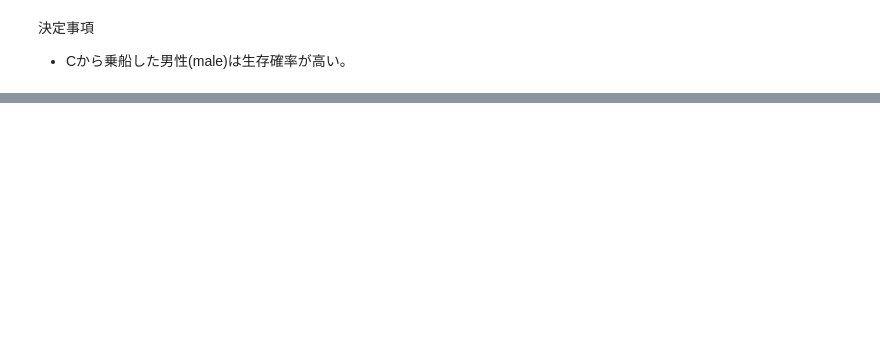
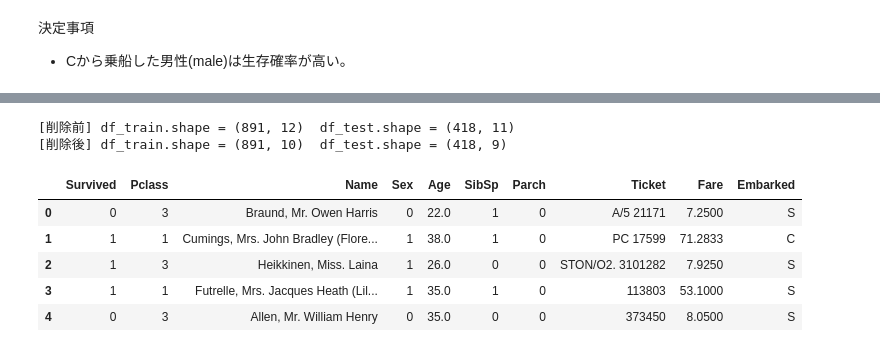
Before and after one commit to keita69/kaggle, a Jupyter notebook: titanic/titanic.ipynb, the cells around one changed output, grey strips where cells are left out. Drawn from its saved outputs; the diff is of its cells as text; code cells hidden in the pictures; blank space fills up the shorter version.

```diff
--- a/titanic/titanic.ipynb
+++ b/titanic/titanic.ipynb
@@ -270,0 +312,22 @@ g.add_legend()
+# %%
+print('[削除前] df_train.shape = {}  df_test.shape = {}'.format(df_train.shape, df_test.shape))
+df_train.drop(['PassengerId', 'Cabin'], axis=1, inplace=True)
+df_test.drop(['PassengerId', 'Cabin'], axis=1, inplace=True)
+print('[削除後] df_train.shape = {}  df_test.shape = {}'.format(df_train.shape, df_test.shape))
+# %% [output]
+[削除前] df_train.shape = (891, 12)  df_test.shape = (418, 11)
+[削除後] df_train.shape = (891, 10)  df_test.shape = (418, 9)
+# %%
+# male/femaleを数値に変換
+df_list = [df_train, df_test]
+for df in df_list:
+  df['Sex'] = df['Sex'].map({'male': 0,'female': 1}).astype(int)
+
+df_train.head()
+# %% [output]
+|  | Survived | Pclass | Name | Sex | Age | SibSp | Parch | Ticket | Fare | Embarked |
+| 0 | 0 | 3 | Braund, Mr. Owen Harris | 0 | 22.0 | 1 | 0 | A/5 21171 | 7.2500 | S |
+| 1 | 1 | 1 | Cumings, Mrs. John Bradley (Flore... | 1 | 38.0 | 1 | 0 | PC 17599 | 71.2833 | C |
+| 2 | 1 | 3 | Heikkinen, Miss. Laina | 1 | 26.0 | 0 | 0 | STON/O2. 3101282 | 7.9250 | S |
+| 3 | 1 | 1 | Futrelle, Mrs. Jacques Heath (Lil... | 1 | 35.0 | 1 | 0 | 113803 | 53.1000 | S |
+| 4 | 0 | 3 | Allen, Mr. William Henry | 0 | 35.0 | 0 | 0 | 373450 | 8.0500 | S |
```
Also changed, not shown: parts of 14 cells of this notebook, 1 other file.
